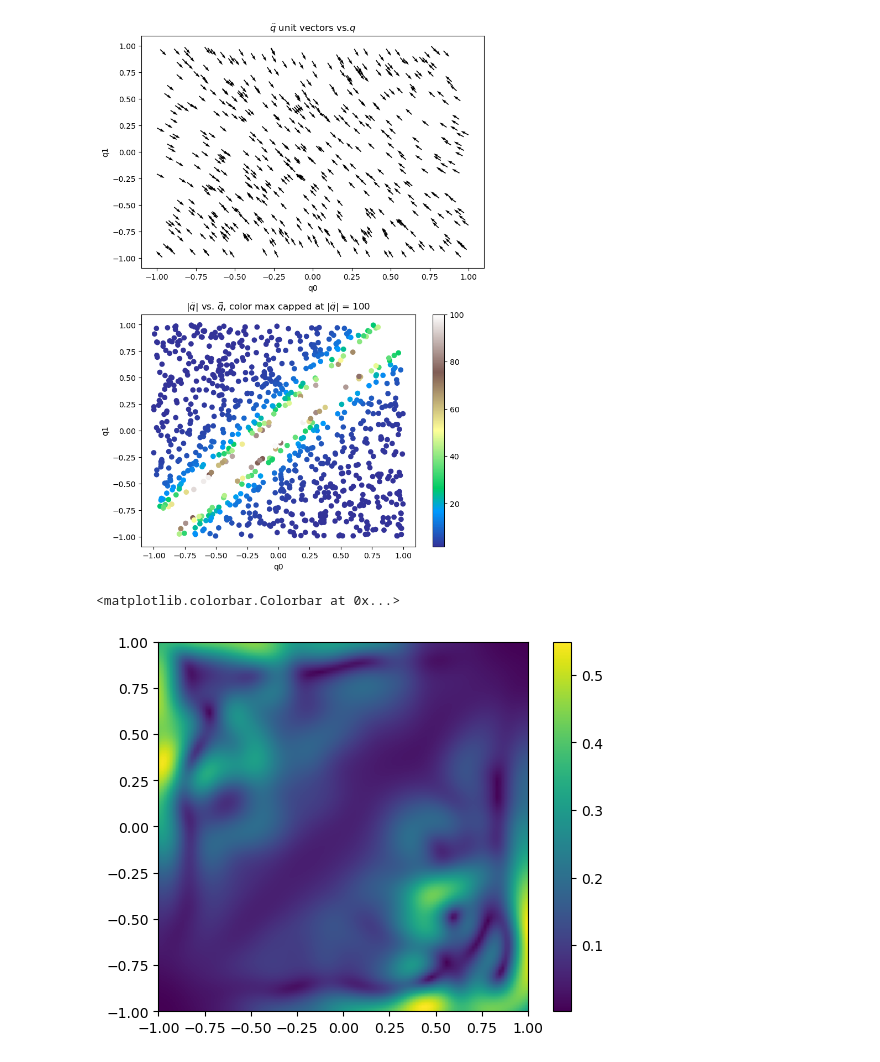
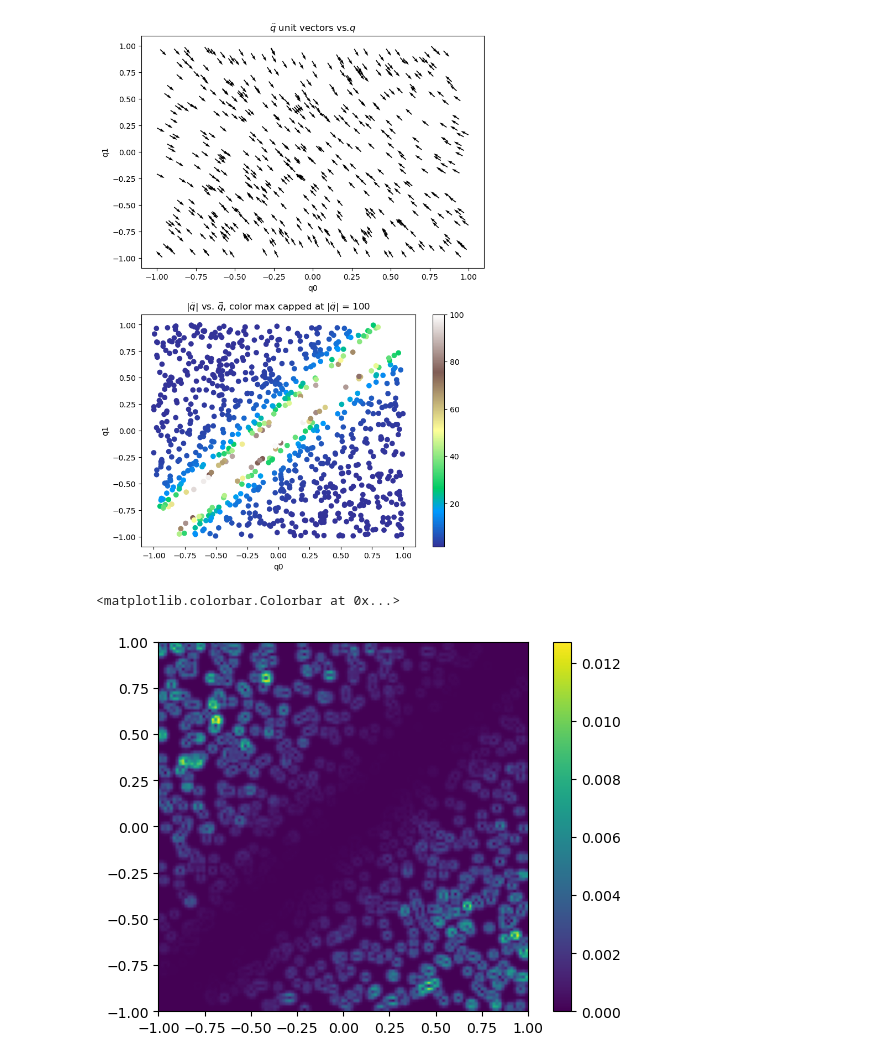
Before and after one commit to erikbigwood/Autograd_Lagrangian, a Jupyter notebook: Code/divergence estimation.ipynb, the cells around one changed output. Drawn from its saved outputs; the diff is of its cells as text; code cells hidden in the pictures.

```diff
--- a/Code/divergence estimation.ipynb
+++ b/Code/divergence estimation.ipynb
@@ -112,8 +112,8 @@ plt.show()
 # %%
 n_div = 125
 
-d_rad =0.015
-d_fall = 0.152
+d_rad =0.002
+d_fall = 0.02
 
 q0_spacing = (q0_max-q0_min)/n_div
 q1_spacing = (q1_max-q1_min)/n_div
@@ -155,33 +155,33 @@ for i in tqdm.trange(n_div):
         d1 = data1[cond]
         dn = torch.sqrt(d0**2 + d1**2)
         r0t = r0[cond]
         r1t = r1[cond]
         dist = torch.sqrt(r0t**2 + r1t**2)
         dm = torch.sqrt(d0**2 + d1**2)
         mv0[i,j] = torch.sum( d0 )
         mv1[i,j] = torch.sum( d1 )
         nmv0[i,j] = torch.sum( d0/dn )
         nmv1[i,j] = torch.sum( d1/dn )
         dmv0[i,j] = torch.sum( d0*r0t )
         dmv1[i,j] = torch.sum( d1*r1t )
         ndmv0[i,j] = torch.sum( r0t*d0/dn )
         ndmv1[i,j] = torch.sum( r1t*d1/dn )
         edmv0[i,j] = torch.sum( r0t*d0*exp( -(r0t**2 + r1t**2)/.005)  )
         edmv1[i,j] = torch.sum( r1t*d1*exp( -(r0t**2 + r1t**2)/.005)  )
         nedmv0[i,j] = torch.sum( r0t*d0*exp( -(r0t**2 + r1t**2)/.001)/dm**2  )
         nedmv1[i,j] = torch.sum( r1t*d1*exp( -(r0t**2 + r1t**2)/.001)/dm**2  )
         e1dmv0[i,j] = torch.sum( r0t*d0*exp( -((dist - d_rad)/d_fall)**2))
         e1dmv1[i,j] = torch.sum( r1t*d1*exp( -((dist - d_rad)/d_fall)**2))
         ne1dmv0[i,j] = torch.sum( r0t*d0*exp( -((dist - d_rad)/d_fall)**2)/dm**2  )
         ne1dmv1[i,j] = torch.sum( r1t*d1*exp( -((dist - d_rad)/d_fall)**2)/dm**2  )
 
 #plt.imshow((nedmv0**2 + nedmv1**2)**.5,extent = [q0_min,q0_max,q1_min,q1_max],origin='lower')
 plt.imshow((ne1dmv0**2 + ne1dmv1**2)**.5,extent = [q0_min,q0_max,q1_min,q1_max],origin='lower')
 #plt.imshow((nedmv0**2 + nedmv1**2)**2,extent = [q0_min,q0_max,q1_min,q1_max],origin='lower')
 
 plt.colorbar()
 # %% [output]
 <matplotlib.colorbar.Colorbar at 0x...>
-[figure, old version]
+[figure, new version]
 # %%
 outstore = out
```
Also changed, not shown: 48 other files.
